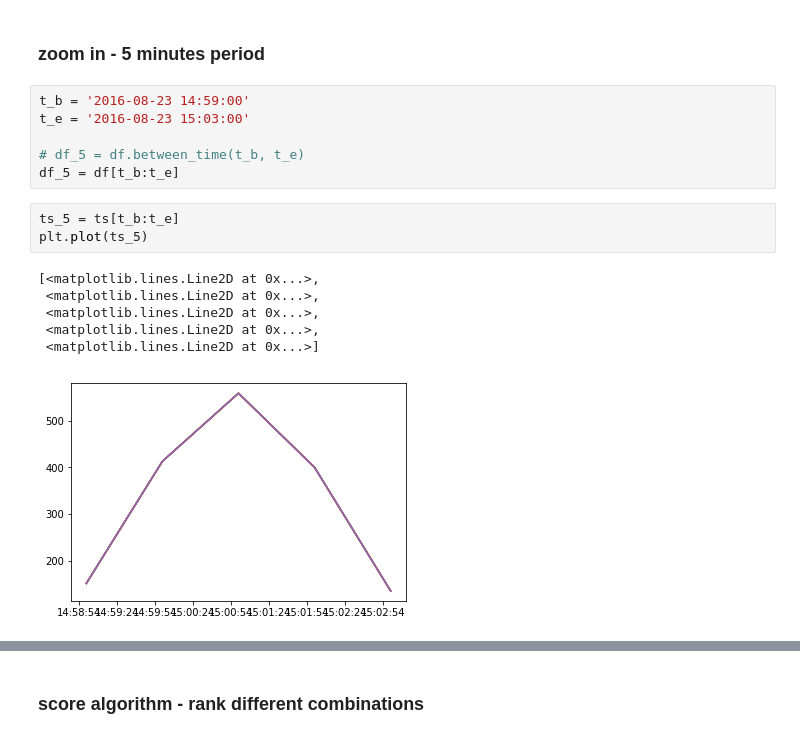
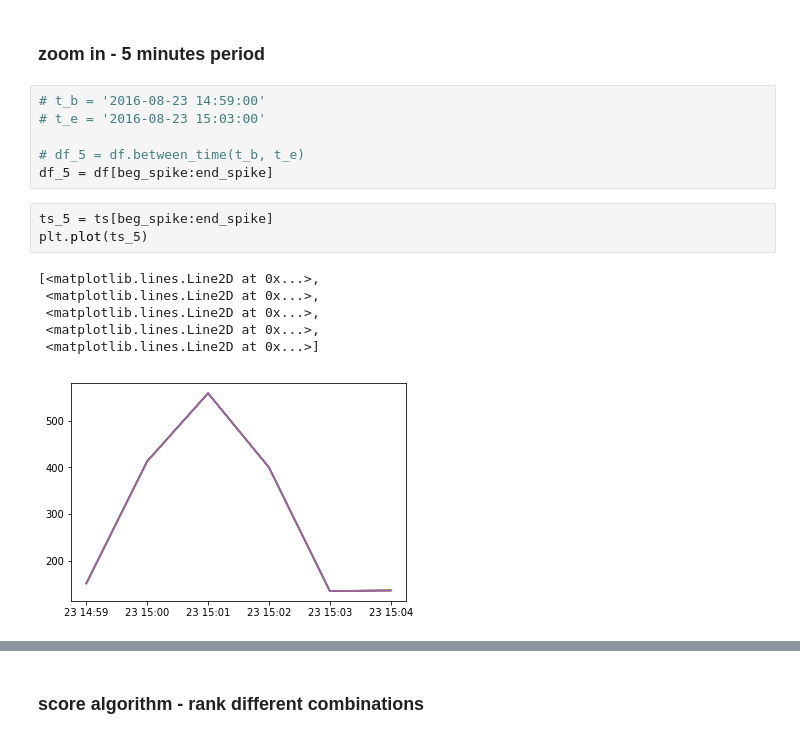
Before and after one commit to zeevikal/web-services-behaviour-research, a Jupyter notebook: research.ipynb, the cells around one changed output, grey strips where cells are left out. Cells and saved outputs as stored; diff of their text form.

```diff
--- a/research.ipynb
+++ b/research.ipynb
@@ -79,21 +100,21 @@ plt.plot(ts)
 # %% [markdown]
 ### zoom in - 5 minutes period
 # %%
-t_b = '2016-08-23 14:59:00'
-t_e = '2016-08-23 15:03:00'
+# t_b = '2016-08-23 14:59:00'
+# t_e = '2016-08-23 15:03:00'
 
 # df_5 = df.between_time(t_b, t_e)
-df_5 = df[t_b:t_e]
+df_5 = df[beg_spike:end_spike]
 # %%
-ts_5 = ts[t_b:t_e]
+ts_5 = ts[beg_spike:end_spike]
 plt.plot(ts_5)
 # %% [output]
 [<matplotlib.lines.Line2D at 0x...>,
  <matplotlib.lines.Line2D at 0x...>,
  <matplotlib.lines.Line2D at 0x...>,
  <matplotlib.lines.Line2D at 0x...>,
  <matplotlib.lines.Line2D at 0x...>]
-[figure, old version]
+[figure, new version]
 # %%
 df_5.describe()
 # %% [output]
```
Also changed, not shown: parts of 14 cells of this notebook, 1 other file.
